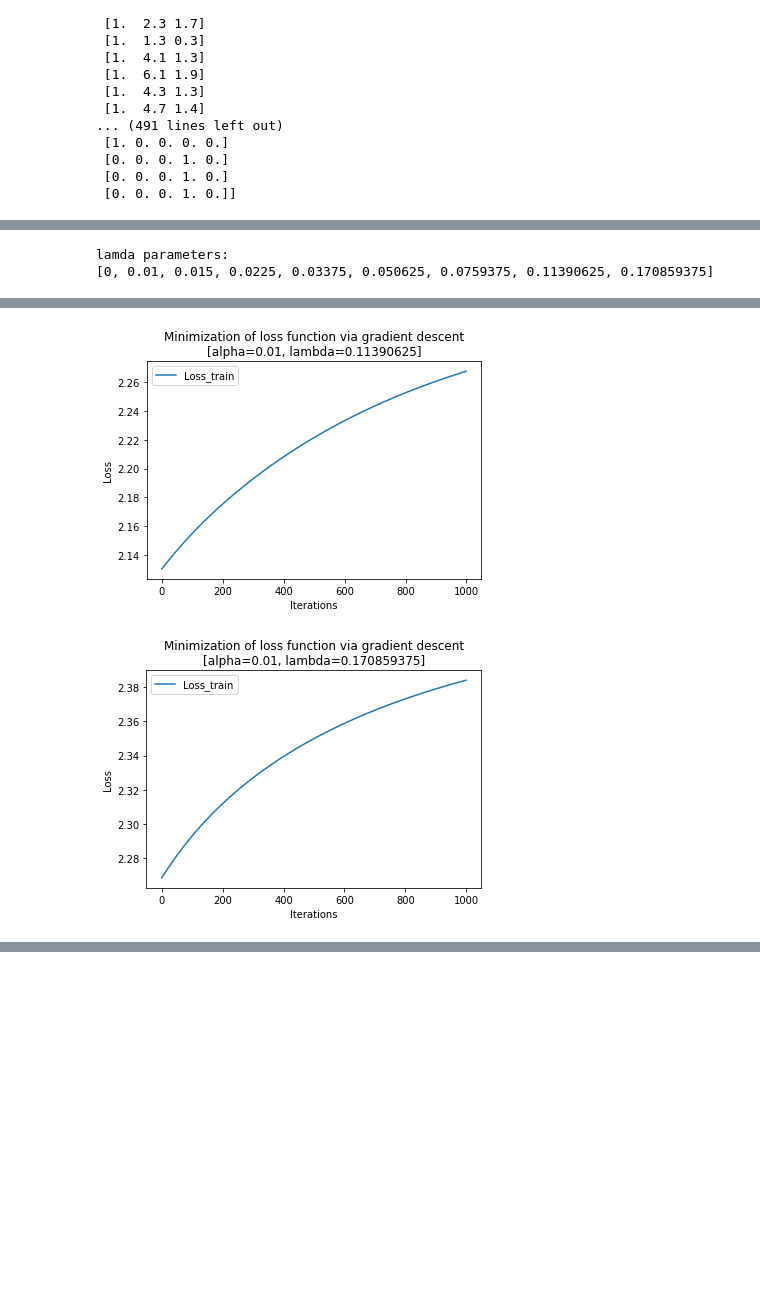
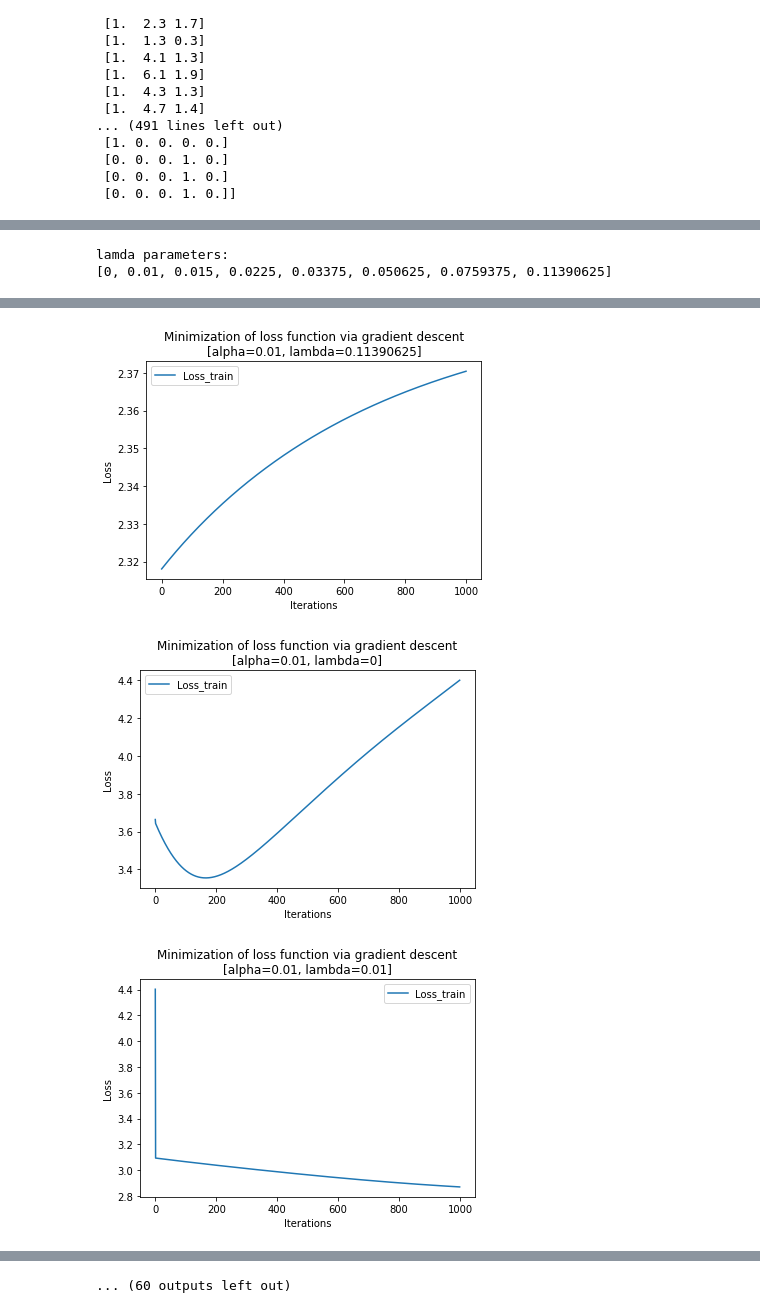
Before and after one commit to alexein777/ml-model-implementations, a Jupyter notebook: andrew_ng/07_neural_multiclass_classification.ipynb, the cells around one changed output, grey strips where cells are left out. Drawn from its saved outputs; the diff is of its cells as text; code cells hidden in the pictures; blank space fills up the shorter version.

Commit message:
network_set high training

```diff
--- a/andrew_ng/07_neural_multiclass_classification.ipynb
+++ b/andrew_ng/07_neural_multiclass_classification.ipynb
@@ -236,0 +186,18 @@ print(diff)
+# %%
+neural_networks = [
+    nc.NeuralNetwork(m, [m], n_classes),
+    nc.NeuralNetwork(m, [m, m], n_classes),
+    nc.NeuralNetwork(m, [m, m, m], n_classes),
+    nc.NeuralNetwork(m, [2*m], n_classes),
+    nc.NeuralNetwork(m, [2*m, m], n_classes),
+    nc.NeuralNetwork(m, [2*m, 2*m], n_classes),
+    nc.NeuralNetwork(m, [3*m], n_classes),
+    nc.NeuralNetwork(m, [3*m, m], n_classes),
+    nc.NeuralNetwork(m, [3*m, 3*m], n_classes)
+]
+# %%
+print('~ ALL NEURAL NETWORKS ~\n')
+for i, nn in enumerate(neural_networks):
+    print(f'Neural network v{i+1}:')
+    nn.print_network()
+    print()
@@ -237,11 +222,17 @@ print(diff)
 # %%
-lambdas = [0] + [0.01 * (1.5**i) for i in range(8)]
+lambdas = [0] + [0.01 * (1.5**i) for i in range(7)]
 print('lamda parameters:')
 print(lambdas)
 # %% [output]
 lamda parameters:
-[0, 0.01, 0.015, 0.0225, 0.03375, 0.050625, 0.0759375, 0.11390625, 0.170859375]
+[0, 0.01, 0.015, 0.0225, 0.03375, 0.050625, 0.0759375, 0.11390625]
 # %%
-classifiers = [nn1.fit(X_train, y_train, alpha=0.01, lambda_param=lambda_param, plot=True)
-               for lambda_param in lambdas]
+classifiers = []
+for nn in neural_networks:
+    for lambda_param in lambdas:
+        classifiers.append(nn.fit(X_train,
+                                  y_train,
+                                  alpha=0.01,
+                                  lambda_param=lambda_param,
+                                  plot=True))
 # %% [output]
@@ -255,2 +246,3 @@ classifiers = [nn1.fit(X_train, y_train, alpha=0.01, lambda_param=lambda_param,
-[figure, old version]
+[figure, new version]
-[figure, old version]
+[figure, new version]
+[figure, added]
@@ -257,3 +251,4 @@ classifiers = [nn1.fit(X_train, y_train, alpha=0.01, lambda_param=lambda_param,
+... (60 outputs left out)
 # %%
 losses_test = [clf.loss(X_test, y_test) for clf in classifiers]
 
```
Also changed, not shown: parts of 19 cells of this notebook, 2 other files.
